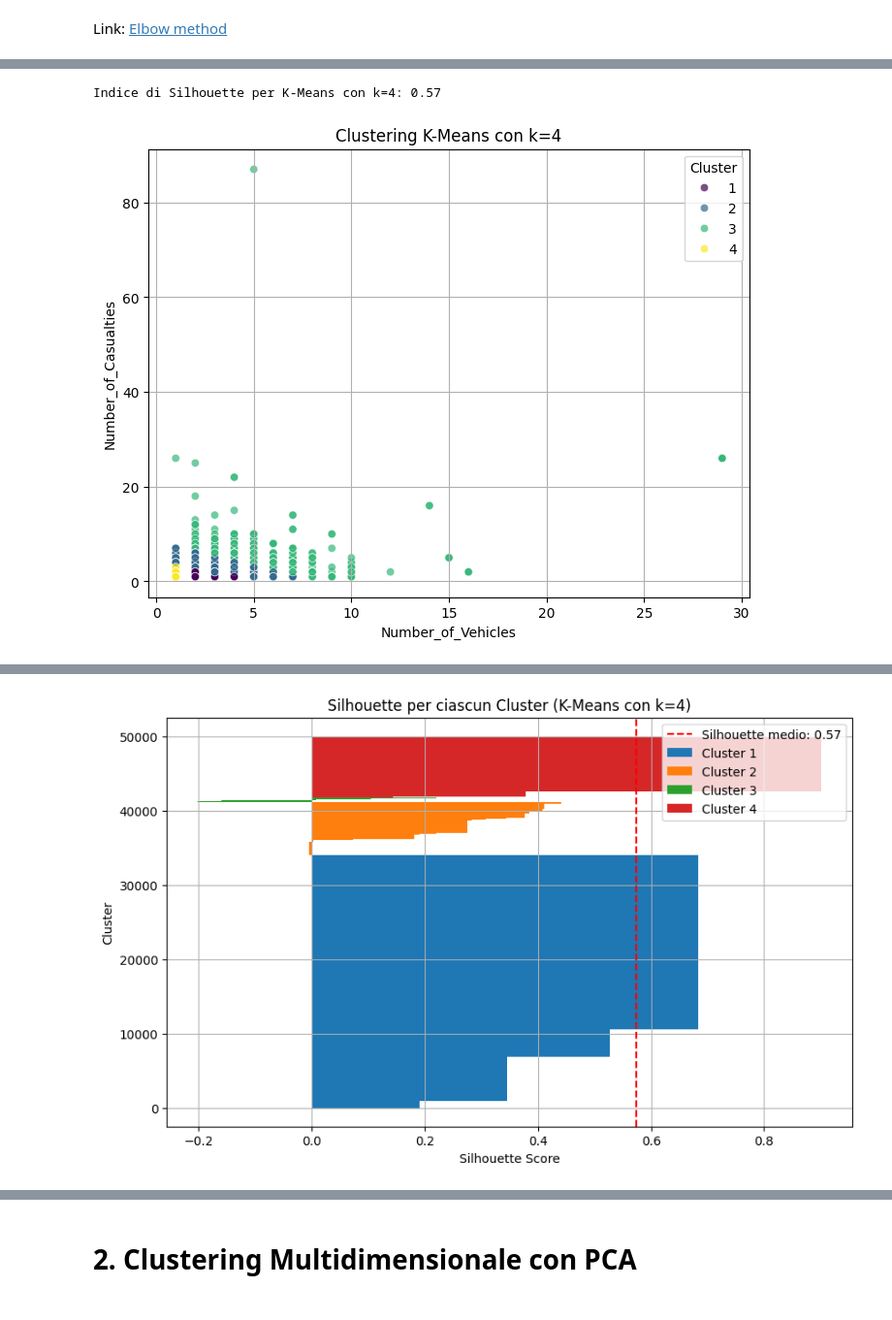
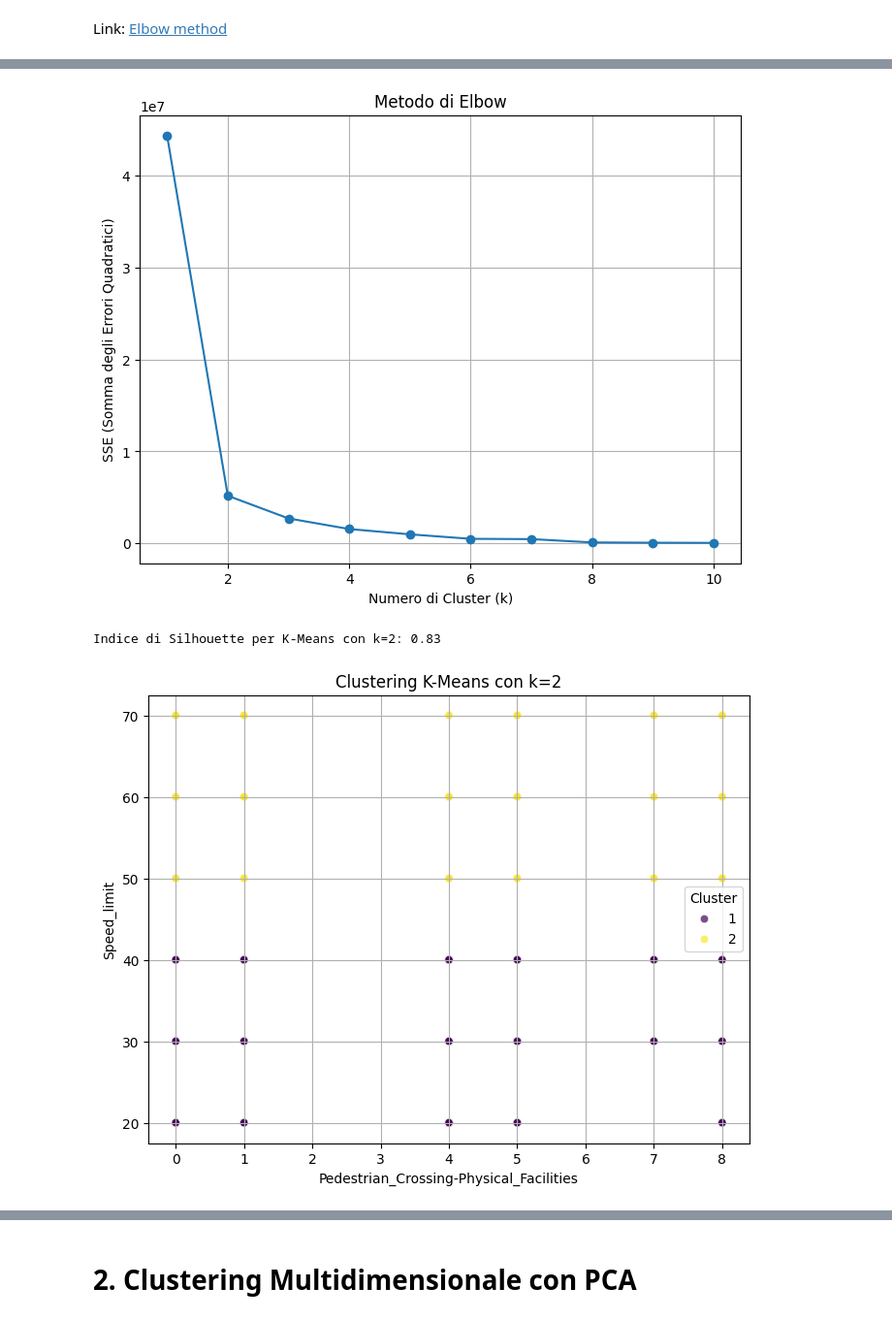
Before and after one commit to fedeStaffo/UK-Traffic-Accidents-Classification-Clustering-TimeSeries, a Jupyter notebook: clustering_uk_roads_accidents.ipynb, the cells around one changed output, grey strips where cells are left out. Shown at 97% size. Cells and saved outputs as stored; diff of their text form; code cells hidden in the pictures.

```diff
--- a/clustering_uk_roads_accidents.ipynb
+++ b/clustering_uk_roads_accidents.ipynb
@@ -209,19 +354,47 @@ import matplotlib.pyplot as plt
 import numpy as np
 from sklearn.utils import resample
 
+from sklearn.cluster import KMeans
+import numpy as np
+
+# Dataset per clustering
+clustering_data = numeric_features[[feature_1n, feature_2n]].dropna()
+
+# Metodo di Elbow
+sse = []
+k_range = range(1, 11)  # Prova per k da 1 a 10
+
+for k in k_range:
+    kmeans = KMeans(n_clusters=k, random_state=42)
+    kmeans.fit(clustering_data)
+    sse.append(kmeans.inertia_)
+
+# Plot del Metodo di Elbow
+plt.figure(figsize=(8, 6))
+plt.plot(k_range, sse, marker='o')
+plt.title("Metodo di Elbow")
+plt.xlabel("Numero di Cluster (k)")
+plt.ylabel("SSE (Somma degli Errori Quadratici)")
+plt.grid(True)
+plt.show()
+
+# Scegliere il k dal grafico
+chosen_k = 2
+
+# Applicazione del K-Means con k scelto
+kmeans = KMeans(n_clusters=chosen_k, random_state=42)
+clustering_data['kmeans_labels'] = kmeans.fit_predict(clustering_data)
+
 # Seleziona le feature per il clustering
-features = clustering_data[[feature_1, feature_2]]
+features = clustering_data[[feature_1n, feature_2n]]
 
 # Selezioniamo al massimo 50.000 campioni
 max_samples = 50000
 if len(features) > max_samples:
     clustering_data_sampled = resample(clustering_data, n_samples=max_samples, random_state=42)
-    features = clustering_data_sampled[[feature_1, feature_2]]
+    features = clustering_data_sampled[[feature_1n, feature_2n]]
 else:
     clustering_data_sampled = clustering_data
-
-# Scegliere il k dal grafico
-chosen_k = 4
 
 # Applicazione del K-Means con k scelto
 kmeans = KMeans(n_clusters=chosen_k, random_state=42)
@@ -240,50 +413,51 @@ silhouette_values = silhouette_samples(features, clustering_data_sampled['kmeans
 # 1. Visualizzazione del clustering K-Means con etichette cluster da 1 a k
 plt.figure(figsize=(8, 6))
 sns.scatterplot(
-    x=clustering_data_sampled[feature_1],
-    y=clustering_data_sampled[feature_2],
+    x=clustering_data_sampled[feature_1n],
+    y=clustering_data_sampled[feature_2n],
     hue="kmeans_labels",
     palette="viridis",  # I colori rimarranno coerenti con quelli nel grafico della silhouette
     data=clustering_data_sampled,
     alpha=0.7
 )
 plt.title(f"Clustering K-Means con k={chosen_k}")
-plt.xlabel(feature_1)
-plt.ylabel(feature_2)
+plt.xlabel(feature_1n)
+plt.ylabel(feature_2n)
 plt.legend(title="Cluster")
 plt.grid(True)
 plt.show()
 
 # 2. Calcolo delle medie delle feature per ciascun cluster
-cluster_summary = clustering_data_sampled.groupby('kmeans_labels')[[f'{feature_1}', f'{feature_2}']].mean()
+cluster_summary = clustering_data_sampled.groupby('kmeans_labels')[[f'{feature_1n}', f'{feature_2n}']].mean()
 print("Medie delle feature per ciascun cluster:")
 print(cluster_summary)
 
 # 3. Plot della silhouette per ogni punto
 plt.figure(figsize=(10, 6))
 
 y_lower, y_upper = 0, 0
 for i in range(chosen_k):
     # Ottieni i valori della silhouette per il cluster
     cluster_silhouette_values = silhouette_values[clustering_data_sampled['kmeans_labels'] == i+1]
     cluster_silhouette_values.sort()
 
     # Aggiorna gli spazi tra i cluster
     y_upper += len(cluster_silhouette_values)
     plt.barh(range(y_lower, y_upper), cluster_silhouette_values, height=1.0, edgecolor='none', label=f"Cluster {i+1}")
     y_lower += len(cluster_silhouette_values)
 
 # Linea verticale tratteggiata per il valore medio di silhouette
 plt.axvline(x=silhouette_avg, color="red", linestyle="--", label=f"Silhouette medio: {silhouette_avg:.2f}")
 
 # Modifiche al plot
 plt.title(f"Silhouette per ciascun Cluster (K-Means con k={chosen_k})")
 plt.xlabel("Silhouette Score")
 plt.ylabel("Cluster")
 plt.legend(loc="upper right")  # Impostiamo una posizione esplicita per la legenda
 plt.grid(True)
 plt.show()
 # %% [output]
+[figure, new version]
-Indice di Silhouette per K-Means con k=4: 0.57
+Indice di Silhouette per K-Means con k=2: 0.83
-[figure, old version]
+[figure, new version]
 Medie delle feature per ciascun cluster:
@@ -296 +467,0 @@ kmeans_labels
-[figure, old version]
```
Also changed, not shown: parts of 15 cells of this notebook.
